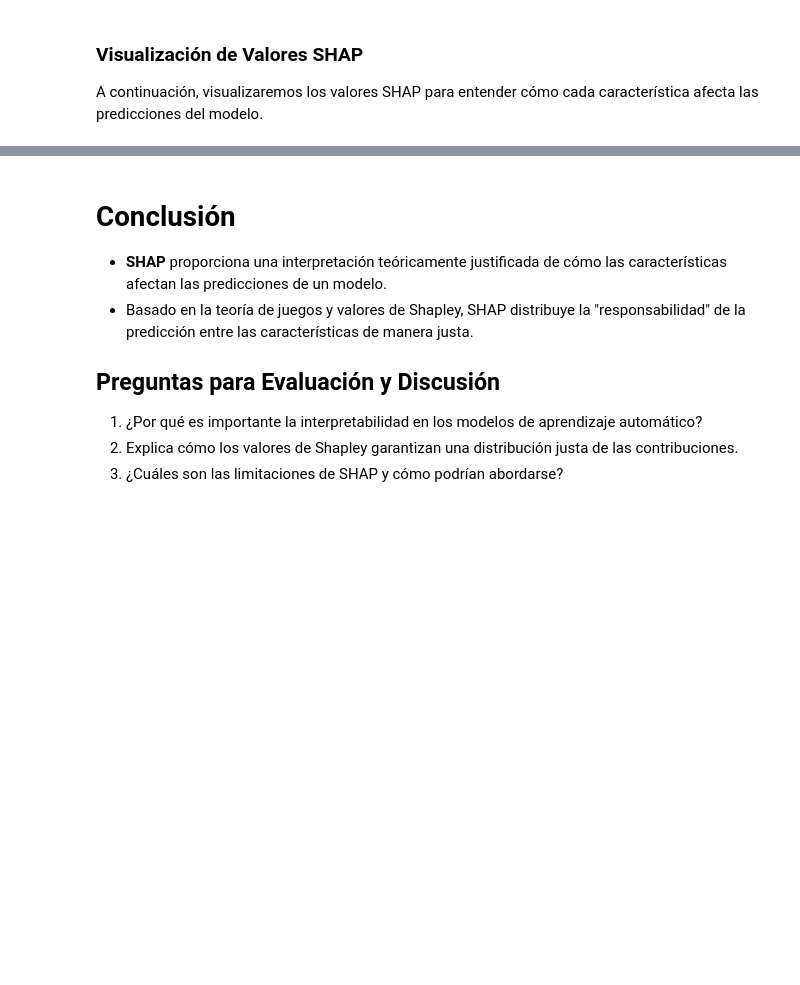
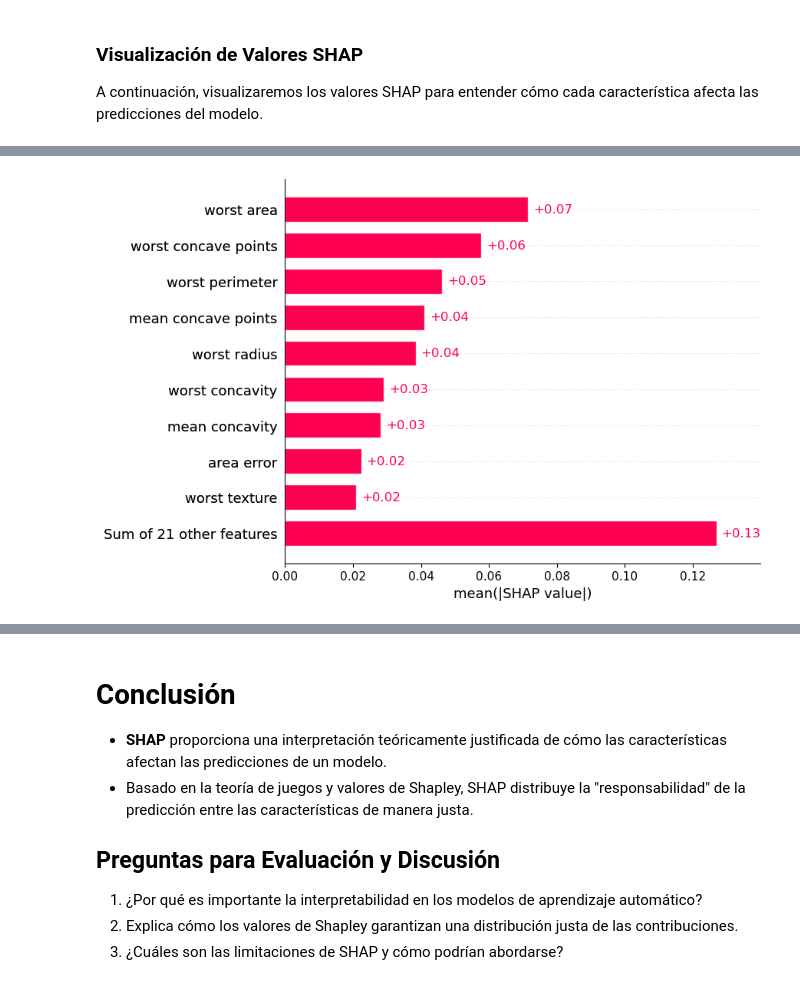
Before and after one commit to eanizainea/mlean2024_proyecto1, a Jupyter notebook: Código/Fundamentos_Matematicos_de_SHAP.ipynb, the cells around one changed output, grey strips where cells are left out. Cells and saved outputs as stored; diff of their text form; code cells hidden in the pictures; blank space fills up the shorter version.

```diff
--- a/Código/Fundamentos_Matematicos_de_SHAP.ipynb
+++ b/Código/Fundamentos_Matematicos_de_SHAP.ipynb
@@ -121,0 +162,4 @@ shap.dependence_plot('mean radius', shap_values[1], X_test)
+# %%
+shap.plots.bar(shap_values[:,:,1])
+# %% [output]
+[figure, added]
```
Also changed, not shown: parts of 9 cells of this notebook.
